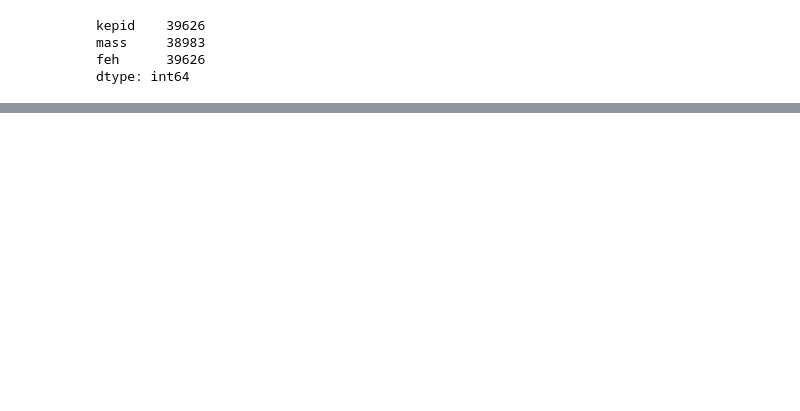
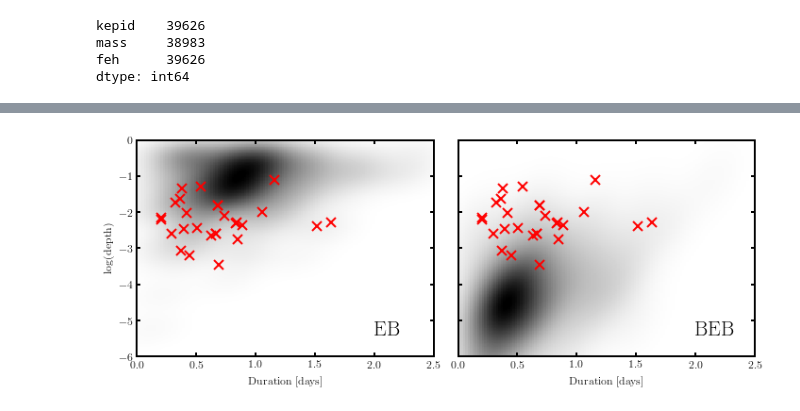
Before and after one commit to dfm/peerless, a Jupyter notebook: prediction/prediction.ipynb, the cells around one changed output, grey strips where cells are left out. Saved outputs shown, nothing was run; the diff lists cells and outputs as text; code cells hidden in the pictures; blank space fills up the shorter version.

```diff
--- a/prediction/prediction.ipynb
+++ b/prediction/prediction.ipynb
@@ -242,0 +155,16 @@ catalogs/
+# %%
+from scipy.stats import gaussian_kde
+
+def get_kde(df, max_duration=2.5):
+
+    pri = df.n_pri > 0
+    sec = df.n_sec > 0
+
+    depth = (pri*df.trap_depth_pri + sec*df.trap_depth_sec) * df.dilution
+    duration = pri*df.trap_dur_pri + sec*df.trap_dur_sec
+
+    ok = np.isfinite(np.log10(depth)) & (duration < max_duration)
+    return gaussian_kde(np.array([duration[ok], np.log10(depth)[ok]]))
+
+eb_kde = get_kde(eb_obs)
+bg_kde = get_kde(bg_obs)
@@ -242,0 +173,3 @@ catalogs/
+# %%
+candidates = pd.read_csv('../results/candidates.csv').query('accept_bic and accept_time and num_peaks <= 2')
+candidates[['depth','transit_duration']].head()
@@ -242,0 +183,28 @@ catalogs/
+# %%
+def plot_kde(kde, ax=None, dur_range=(0,2.5), depth_range=(-6,0),
+            cands=candidates, **kwargs):
+    if ax is None:
+        fig, ax = plt.subplots(1,1)
+
+    dur_grid = np.arange(dur_range[0], dur_range[1], 0.02)
+    depth_grid = np.arange(depth_range[0], depth_range[1], 0.02)
+    xx, yy = np.meshgrid(dur_grid, depth_grid)
+    f = kde(np.vstack([xx.ravel(),yy.ravel()])).reshape(xx.shape)
+    ax.imshow(f, origin='lower', extent=[dur_range[0], dur_range[1],
+                                         depth_range[0], depth_range[1]],
+               aspect='auto', cmap='binary', **kwargs)
+    ax.set_xlabel('Duration [days]')
+    ax.set_ylabel('log(depth)')
+
+    if cands is not None:
+        ax.plot(cands.transit_duration, np.log10(cands.depth), 'rx', ms=10)
+
+fig, axes = plt.subplots(1,2, figsize=(10,4), sharey=True)
+plot_kde(eb_kde, ax=axes[0])
+plot_kde(bg_kde, ax=axes[1])
+axes[1].set_ylabel('')
+plt.subplots_adjust(wspace=0)
+for ax,title in zip(axes, ['EB','BEB']):
+    ax.annotate(title, xy=(0.8,0.1), xycoords='axes fraction', fontsize=22)
+# %% [output]
+[figure, added]
```
Also changed, not shown: parts of 44 cells of this notebook, 1 other file.
